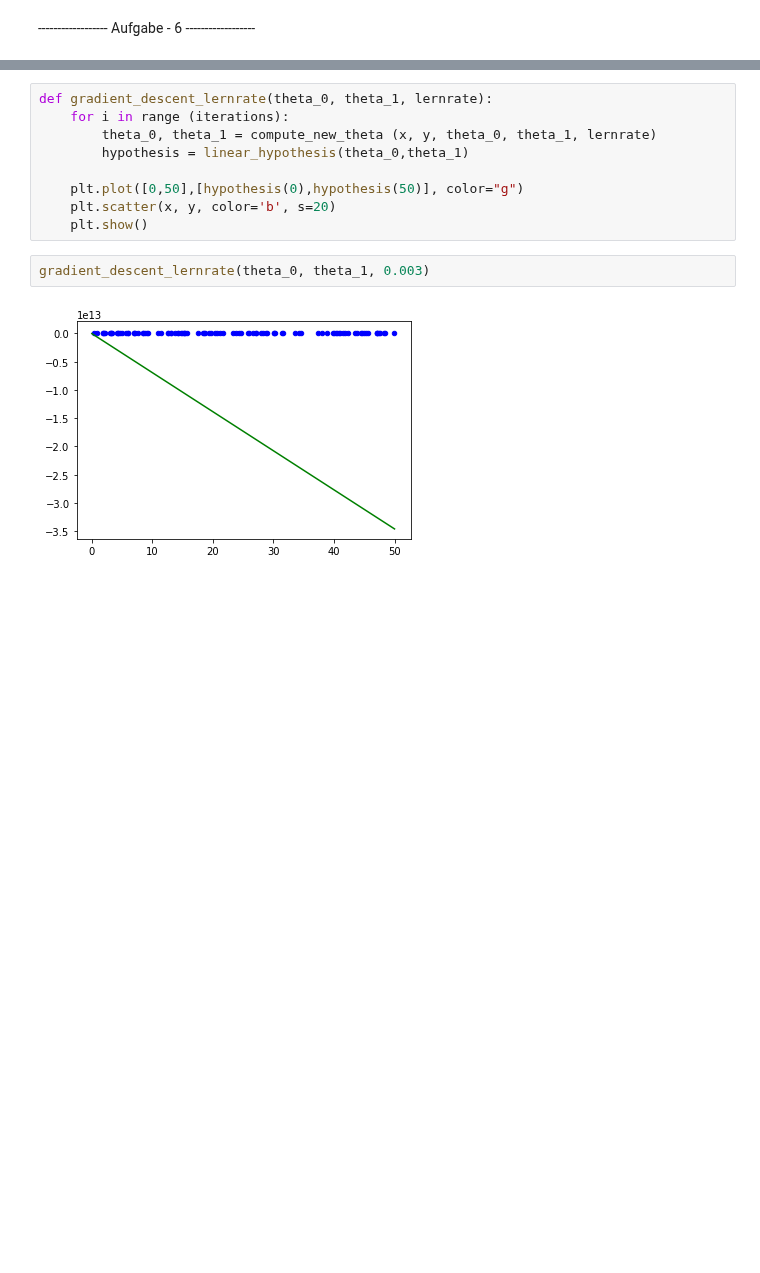
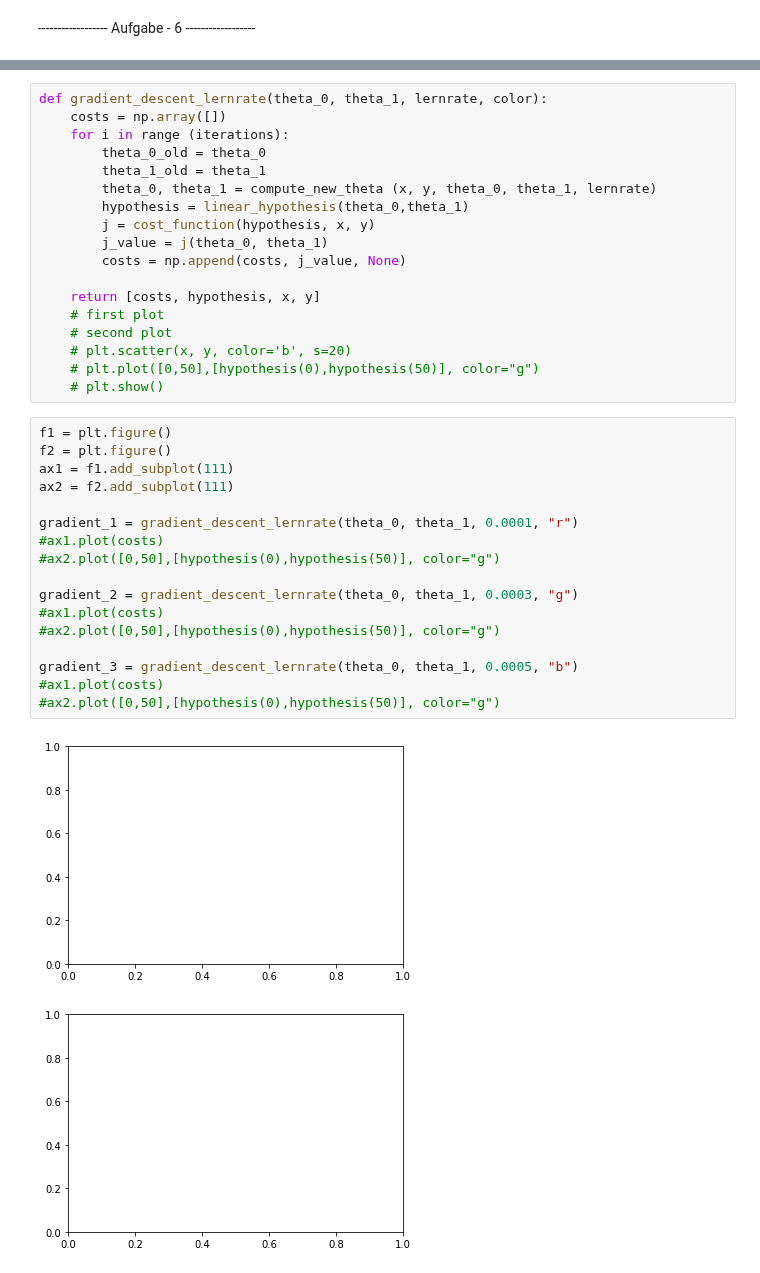
Before and after one commit to KonstantinKochetov/ML-implementations, a Jupyter notebook: Beleg_1.ipynb, the cells around one changed output, grey strips where cells are left out. Cells and saved outputs as stored; diff of their text form; blank space fills up the shorter version.

```diff
--- a/Beleg_1.ipynb
+++ b/Beleg_1.ipynb
@@ -129,13 +127,38 @@ gradient_descent_new(theta_0, theta_1)
 # %%
-def gradient_descent_lernrate(theta_0, theta_1, lernrate):
+def gradient_descent_lernrate(theta_0, theta_1, lernrate, color):
+    costs = np.array([])
     for i in range (iterations):
+        theta_0_old = theta_0
+        theta_1_old = theta_1
         theta_0, theta_1 = compute_new_theta (x, y, theta_0, theta_1, lernrate)
         hypothesis = linear_hypothesis(theta_0,theta_1)
+        j = cost_function(hypothesis, x, y)
+        j_value = j(theta_0, theta_1)
+        costs = np.append(costs, j_value, None)
 
-    plt.plot([0,50],[hypothesis(0),hypothesis(50)], color="g")
-    plt.scatter(x, y, color='b', s=20)
-    plt.show()
+    return [costs, hypothesis, x, y]
+    # first plot
+    # second plot
+    # plt.scatter(x, y, color='b', s=20)
+    # plt.plot([0,50],[hypothesis(0),hypothesis(50)], color="g")
+    # plt.show()
-# %%
-gradient_descent_lernrate(theta_0, theta_1, 0.003)
-# %% [output]
-[figure, removed]
+# %%
+f1 = plt.figure()
+f2 = plt.figure()
+ax1 = f1.add_subplot(111)
+ax2 = f2.add_subplot(111)
+
+gradient_1 = gradient_descent_lernrate(theta_0, theta_1, 0.0001, "r")
+#ax1.plot(costs)
+#ax2.plot([0,50],[hypothesis(0),hypothesis(50)], color="g")
+
+gradient_2 = gradient_descent_lernrate(theta_0, theta_1, 0.0003, "g")
+#ax1.plot(costs)
+#ax2.plot([0,50],[hypothesis(0),hypothesis(50)], color="g")
+
+gradient_3 = gradient_descent_lernrate(theta_0, theta_1, 0.0005, "b")
+#ax1.plot(costs)
+#ax2.plot([0,50],[hypothesis(0),hypothesis(50)], color="g")
+# %% [output]
+[figure, added]
+[figure, added]
```
Also changed, not shown: parts of 6 cells of this notebook, 1 other file.
